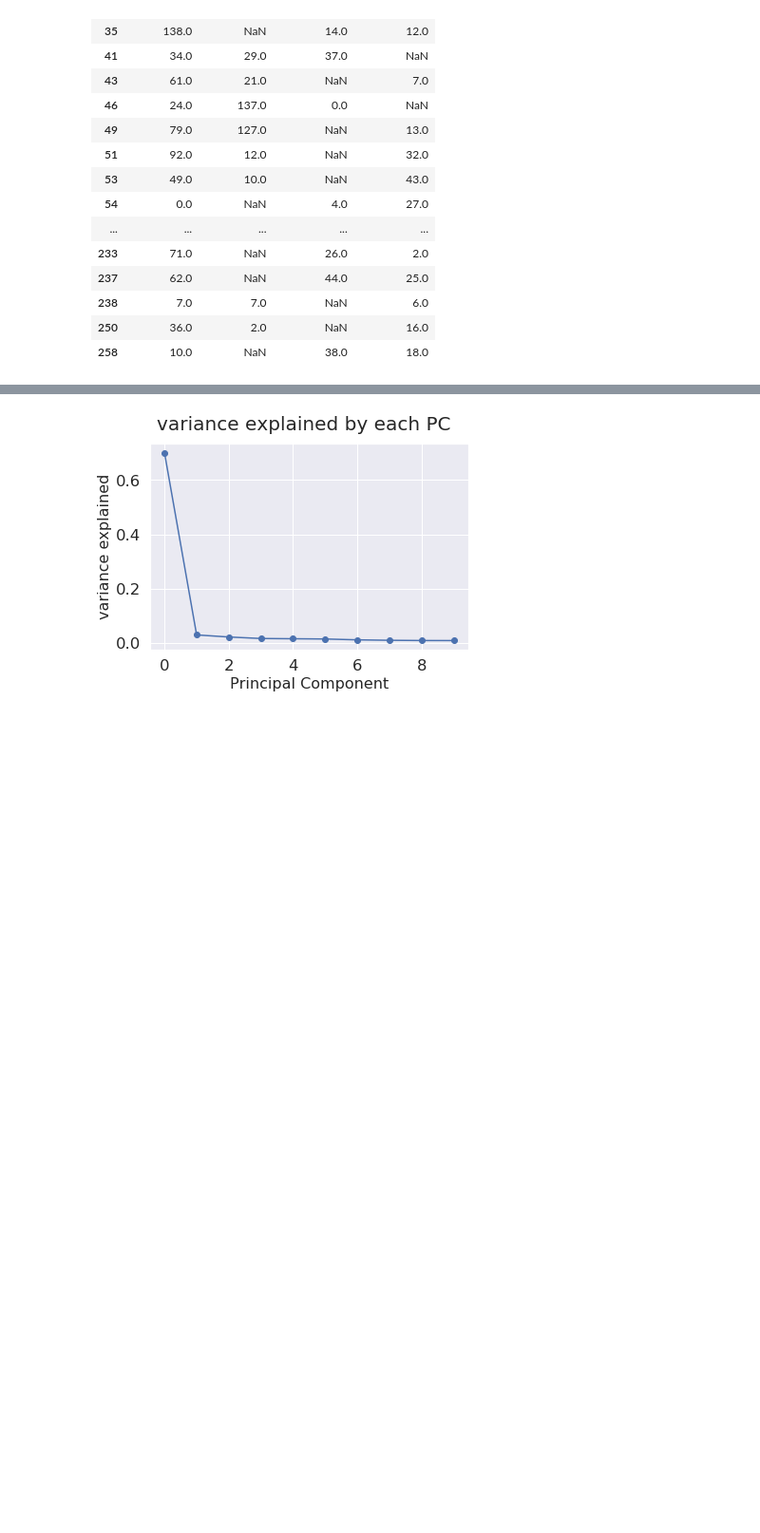
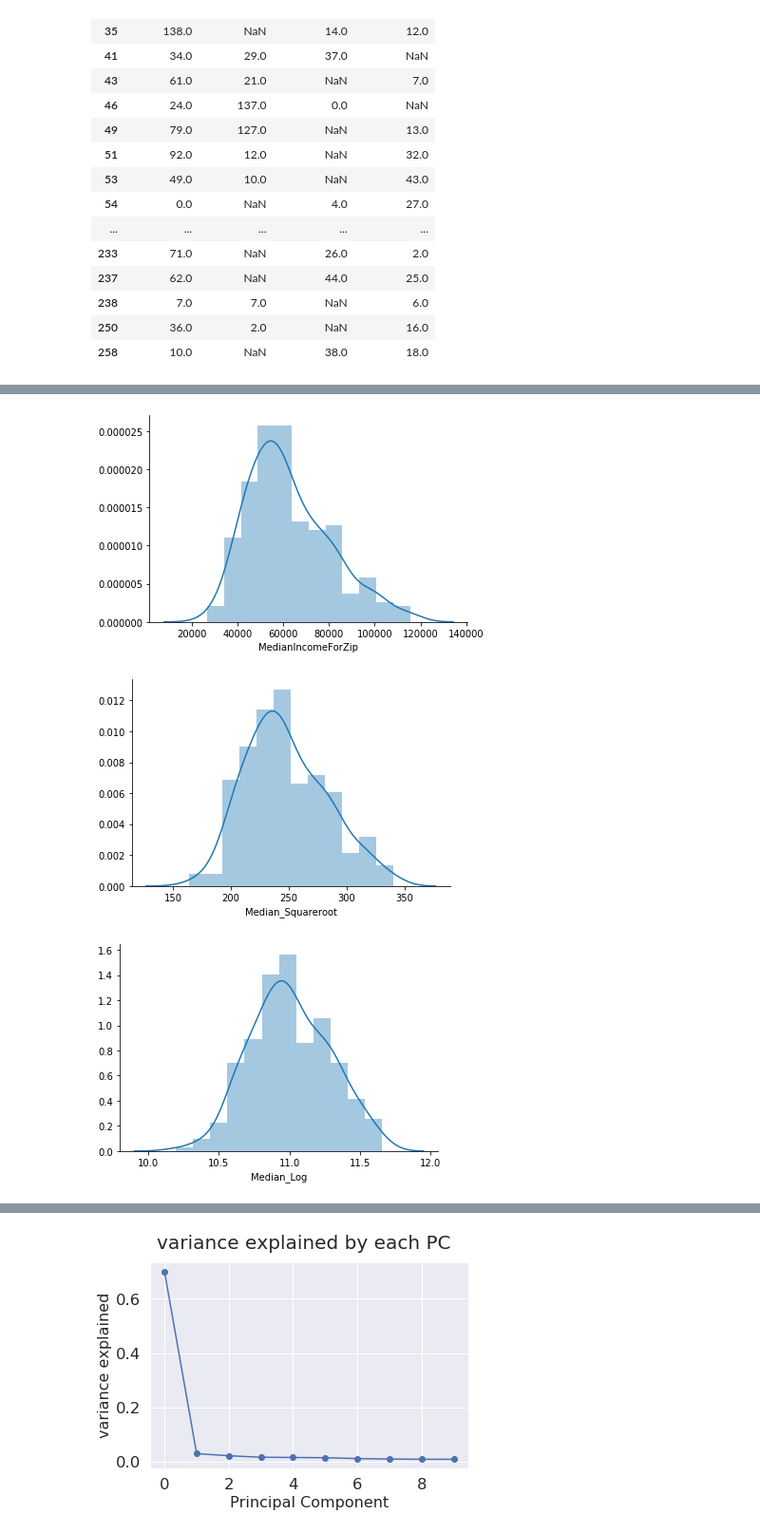
Before and after one commit to MamiyaA/FeatureFinder, a Jupyter notebook: DataExplorationAndPreProcessing.ipynb, the cells around one changed output, grey strips where cells are left out. Shown: that part at 95% size. Drawn from its saved outputs; the diff is of its cells as text; code cells hidden in the pictures; blank space fills up the shorter version.

```diff
--- a/DataExplorationAndPreProcessing.ipynb
+++ b/DataExplorationAndPreProcessing.ipynb
@@ -182,0 +221,16 @@ array([[<matplotlib.axes._subplots.AxesSubplot object at 0x...>]],
+# %%
+#To correct for positive skew, try both sqrt and log transform.
+#Apply sqrt
+MedianIncomeData['Median_Squareroot']=MedianIncomeData['MedianIncomeForZip']**(1/2)
+#Take log
+MedianIncomeData['Median_Log']=np.log(MedianIncomeData['MedianIncomeForZip'])
+
+#Show the distribution. Log transform seems to work the best.
+for column in MedianIncomeData:
+    plt.figure()
+    sb.distplot(MedianIncomeData.loc[:,column])
+    sb.despine()
+# %% [output]
+[figure, added]
+[figure, added]
+[figure, added]
```
Also changed, not shown: parts of 58 cells of this notebook.
